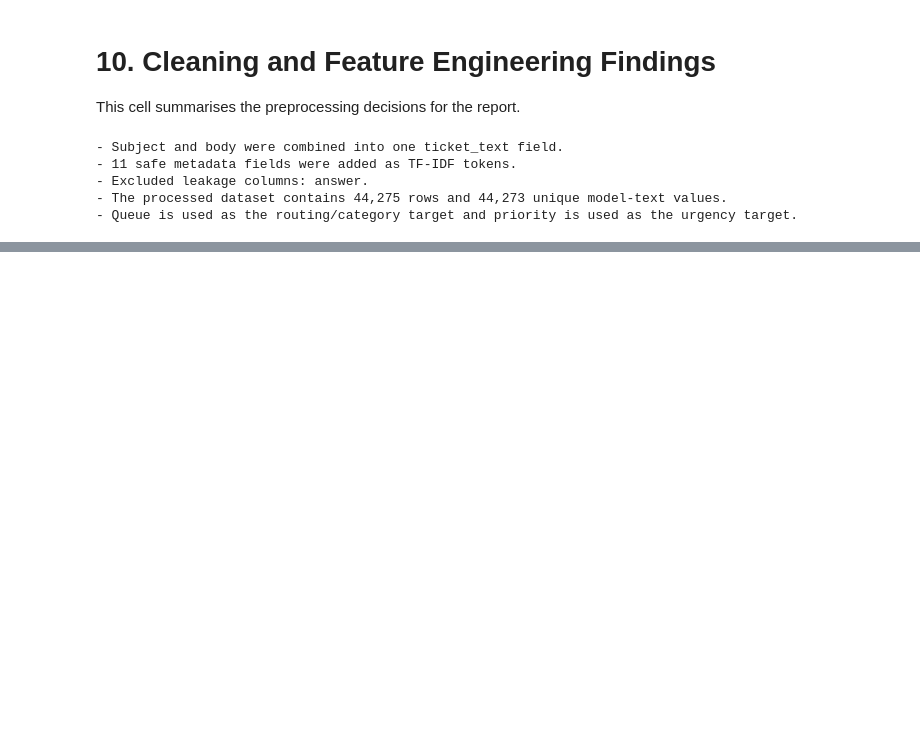
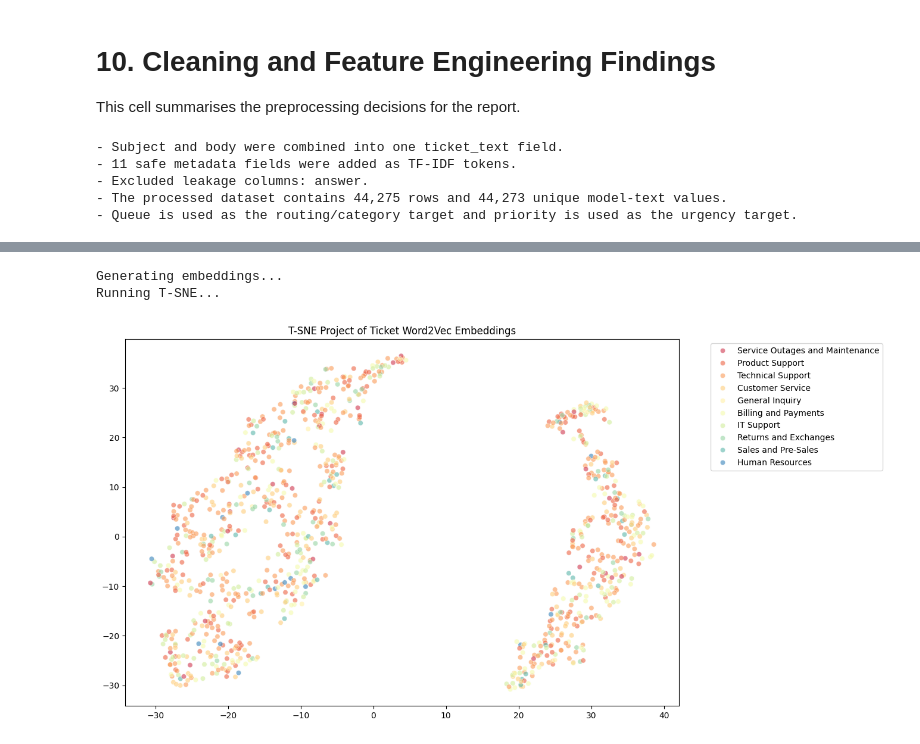
Before and after one commit to uts-study-spaces/trn-uts-aipa, a Jupyter notebook: notebooks/02_cleaning_feature_engineering.ipynb, the cells around one changed output, grey strips where cells are left out. Saved outputs shown, nothing was run; the diff lists cells and outputs as text; code cells hidden in the pictures; blank space fills up the shorter version.

```diff
--- a/notebooks/02_cleaning_feature_engineering.ipynb
+++ b/notebooks/02_cleaning_feature_engineering.ipynb
@@ -227,0 +245,32 @@ for item in findings:
+# %%
+from sklearn.manifold import TSNE
+import matplotlib.pyplot as plt
+import seaborn as sns
+from customer_support_ai.vectorizers import Word2VecTransformer
+
+# Sample a subset for faster visualisation
+sample_frame = frame.sample(min(1000, len(frame)), random_state=42)
+
+print("Generating embeddings...")
+w2v = Word2VecTransformer(vector_size=64)
+w2v.fit(sample_frame['clean_text'])
+embeddings = w2v.transform(sample_frame['clean_text'])
+
+print("Running T-SNE...")
+tsne = TSNE(n_components=2, perplexity=30, random_state=42, init='pca', learning_rate='auto')
+low_dim = tsne.fit_transform(embeddings)
+
+plt.figure(figsize=(12, 8))
+sns.scatterplot(
+    x=low_dim[:, 0], y=low_dim[:, 1],
+    hue=sample_frame[queue_col],
+    palette='Spectral',
+    alpha=0.6
+)
+plt.title('T-SNE Project of Ticket Word2Vec Embeddings')
+plt.legend(bbox_to_anchor=(1.05, 1), loc='upper left')
+plt.show()
+# %% [output]
+Generating embeddings...
+Running T-SNE...
+[figure, added]
```
Also changed, not shown: parts of 4 cells of this notebook, 18 other files.
